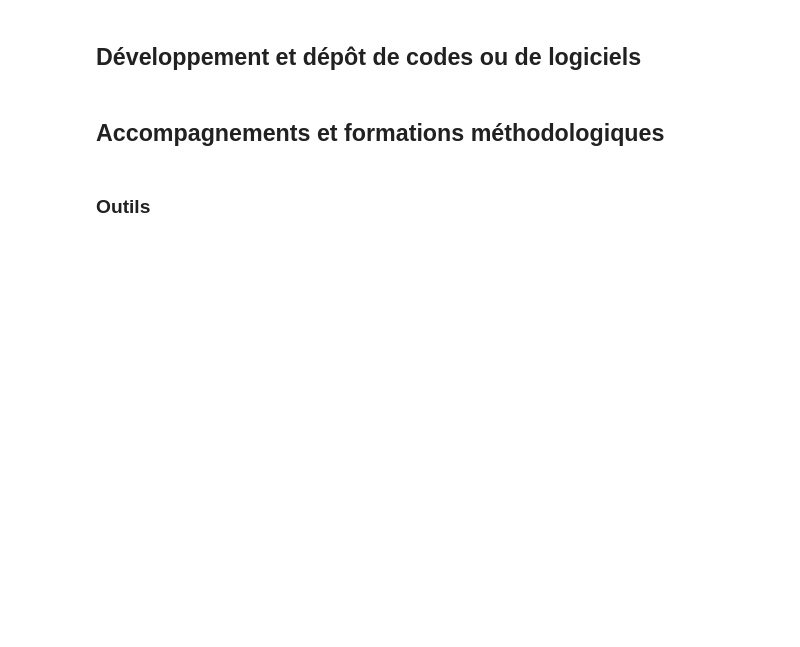
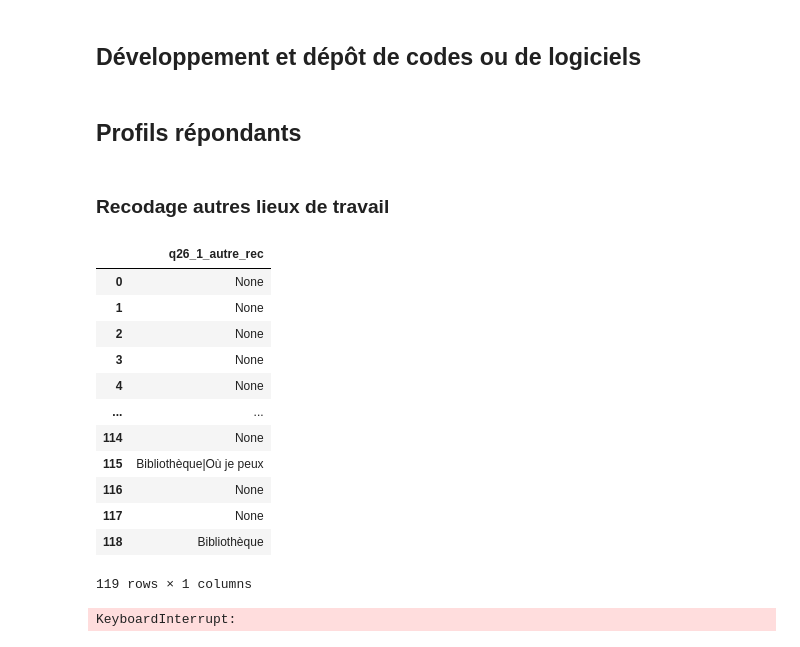
Before and after one commit to luneauaymeric/enquete_SO_p8, a Jupyter notebook: _build/jupyter_execute/script_traitement/recodage_variable.ipynb, the cells around one changed output. Cells and saved outputs as stored; diff of their text form; code cells hidden in the pictures; blank space fills up the shorter version.

```diff
--- a/_build/jupyter_execute/script_traitement/recodage_variable.ipynb
+++ b/_build/jupyter_execute/script_traitement/recodage_variable.ipynb
@@ -538,6 +538,6 @@ df_col1
 # %%
 df_col.to_csv("../../le_questionnaire/dico_variable.csv", sep=",", index= False)
 # %% [markdown]
-## Accompagnements et formations méthodologiques
+## Profils répondants
 # %% [markdown]
-### Outils
+### Recodage autres lieux de travail
@@ -543,0 +547,52 @@ df_col.to_csv("../../le_questionnaire/dico_variable.csv", sep=",", index= False)
+# %%
+dict_autre_env ={
+    "Bibliothèque" :"Bibliothèque",
+"Dans les locaux de mes partenaires de recherche":"Autres sites (Campus Condorcet, CNRS, partenaires)",
+"Bibliothèques":"Bibliothèque",
+"Dans le métro":"Métro",
+"bibliotheque":"Bibliothèque",
+"Réunions avec les partenaires hospitaliers sur leur site":"Autres sites (Campus Condorcet, CNRS, partenaires)",
+"SITE CNRS":"Autres sites (CNRS, partenaires)",
+"Bibliothèque, archives":"Bibliothèque",
+"terrain" :"Terrains",
+"bureau de collègues dans d'autres universités":"Autres sites (Campus Condorcet, CNRS, partenaires)",
+"Bibliothèque":"Bibliothèque",
+"bibliothèque et archives":"Bibliothèque",
+"bureau hors P8":"Autres sites (CNRS, partenaires)",
+"bibliothèques":"Bibliothèque",
+"Bureau MSH OU BIBLIOTHÈQUE MAIS JE MANQUE CRUELLEMENT D'UN ESPACE DE TRAVAIL":"Autres sites (Campus Condorcet, CNRS, partenaires)|Bibliothèque",
+"Où je peux, puisque nous n'avon pas de bureaux. Lorsque je peux, j'évite le campus car : difficultés d'accès, de connexion ; risque que les salles soient déjà prises, etc. Cela est très bloquant pour tout travail d'équipe.":"Où je peux",
+"partout":"Où je peux",
+"Au laboratoire CEMTI":"Laboratoire",
+"où je peux, je n'ai pas de bureau à la fac (15 m2 pour 6 titulaires)":"Où je peux",
+"colloques, train, hotel":"Déplacement",
+"dans des bibliothèque universitaires, au laboratoire":"Bibliothèque|Laboratoire",
+"Transports en commun, salles d'attente...":"Où je peux",
+"Lieux de recherche" :"Où je peux",
+"Campus Condorcet (chercheur associé à l'Ined)":"Autres sites (Campus Condorcet, CNRS, partenaires)",
+"Bibliothèques P8 et ailleurs":"Bibliothèque|Où je peux",
+"Dans un bureau sur site partagé avec 5 autres collègues, trop petit, peu propice à la concentration et pas adapté aux réunions en visio":"Laboratoire",
+"Bibliothèques.. Je trouve incongru la question du bureau dont nous ne disposons pas du tout (un peu plus depuis la construction de la Maison de la Recherche mais la chose n'a visiblement pas été pensée jusqu'au bout ou vraiment pour les enseignants chercheurs":"Bibliothèque"
+}
+# %%
+df0["q26_1_autre_rec"] = df0.q26_1_autre_env.map(dict_autre_env.get)
+# %% [output]
+|  | q26_1_autre_rec |
+| 0 | None |
+| 1 | None |
+| 2 | None |
+| 3 | None |
+| 4 | None |
+| ... | ... |
+| 114 | None |
+| 115 | Bibliothèque|Où je peux |
+| 116 | None |
+| 117 | None |
+| 118 | Bibliothèque |
+119 rows × 1 columns
+# %%
+# on enregistre les nouvelles variables dans le dataframe original
+with fs.open(f"{BUCKET_OUT}/data_eP8/raw/anonymous_answer_2026-07-24.csv", "w") as file_out:
+    df0.to_csv(file_out, sep=",", index= False)
+# %% [output]
+KeyboardInterrupt:
```
Also changed, not shown: parts of 2 cells of this notebook, 34 other files.
